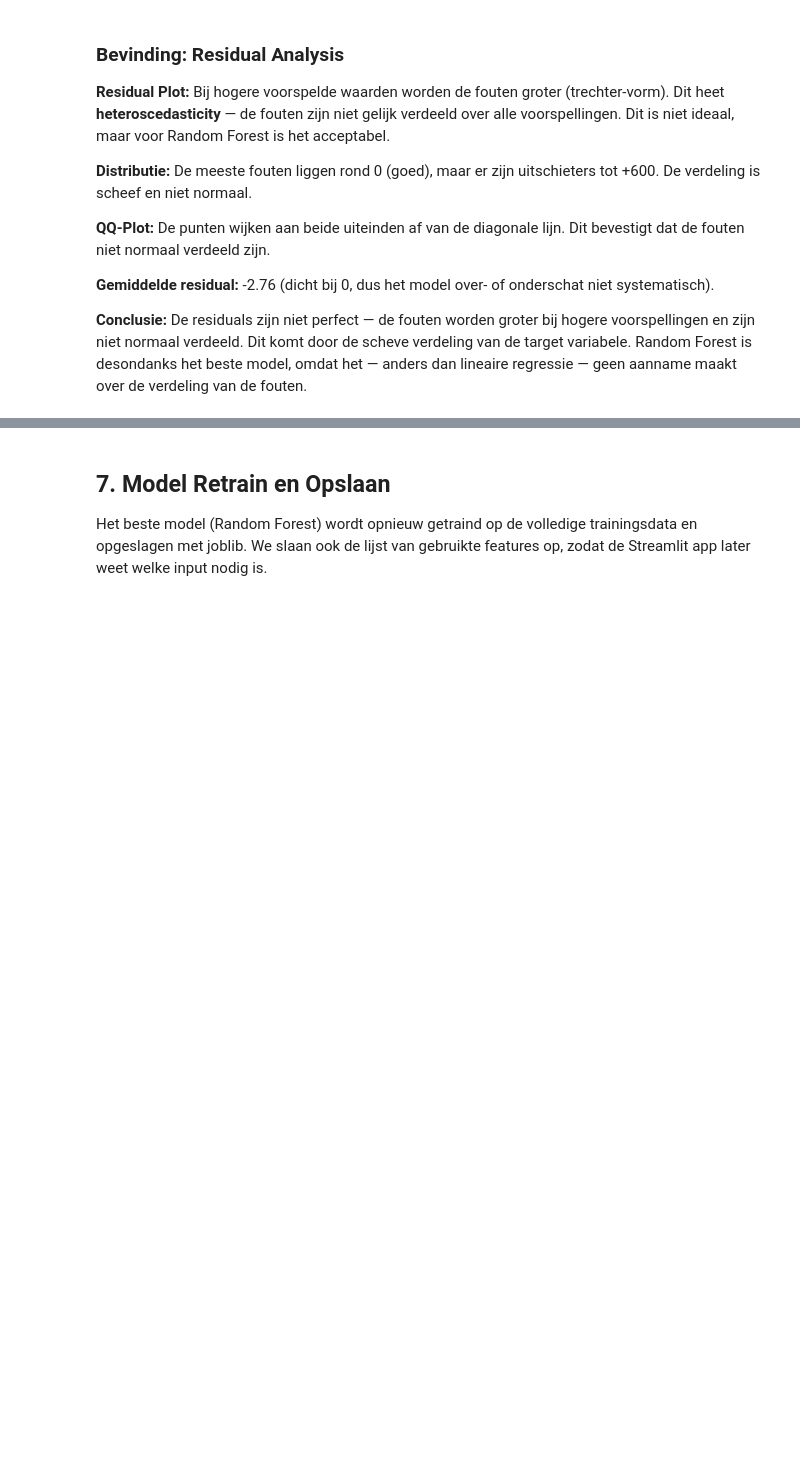
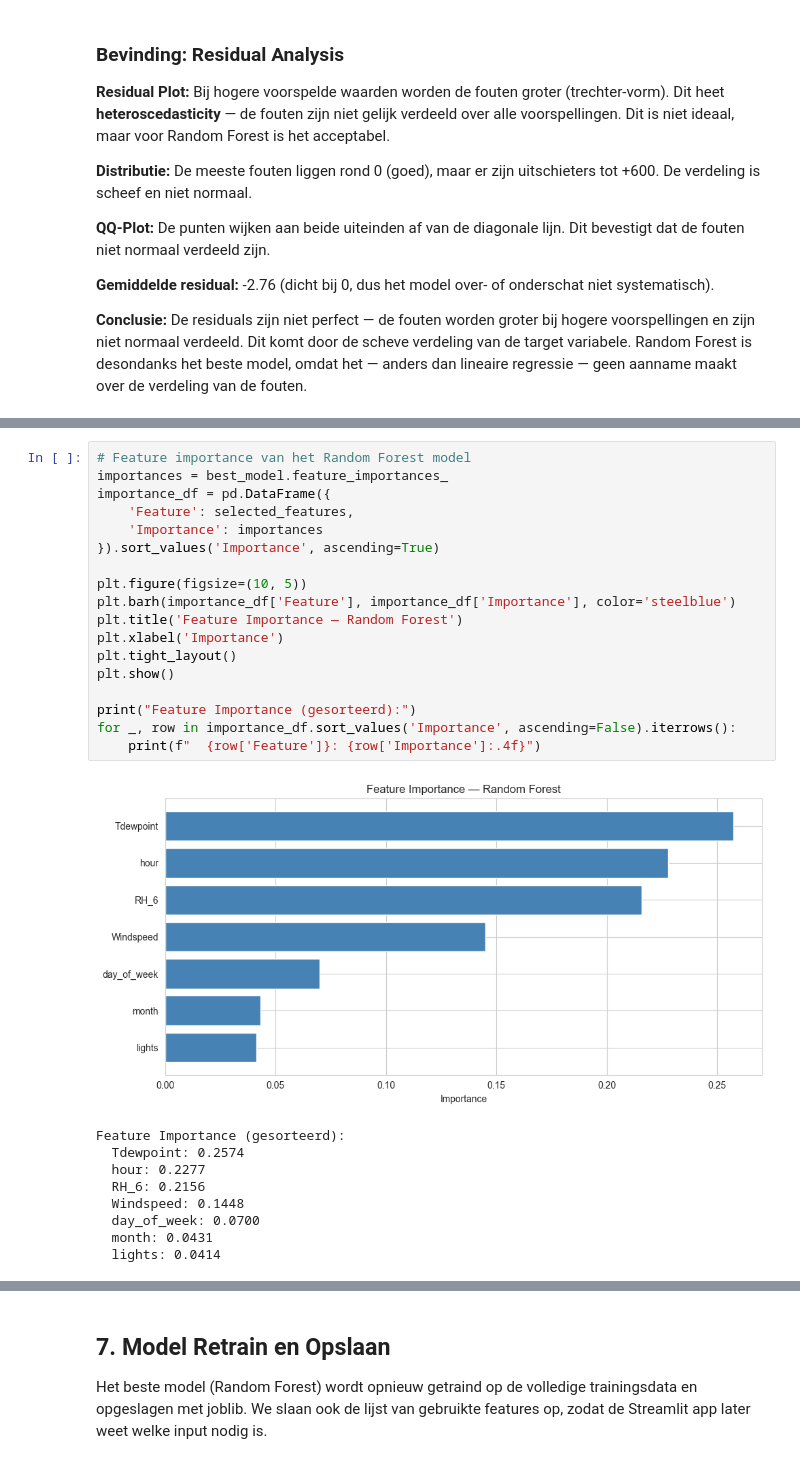
Before and after one commit to Oyin-Adegoju/energy-regression, a Jupyter notebook: notebooks/regression_analysis.ipynb, the cells around one changed output, grey strips where cells are left out. Cells and saved outputs as stored; diff of their text form; blank space fills up the shorter version.

```diff
--- a/notebooks/regression_analysis.ipynb
+++ b/notebooks/regression_analysis.ipynb
@@ -675,0 +682,28 @@ geen aanname maakt over de verdeling van de fouten.
+# %%
+# Feature importance van het Random Forest model
+importances = best_model.feature_importances_
+importance_df = pd.DataFrame({
+    'Feature': selected_features,
+    'Importance': importances
+}).sort_values('Importance', ascending=True)
+
+plt.figure(figsize=(10, 5))
+plt.barh(importance_df['Feature'], importance_df['Importance'], color='steelblue')
+plt.title('Feature Importance — Random Forest')
+plt.xlabel('Importance')
+plt.tight_layout()
+plt.show()
+
+print("Feature Importance (gesorteerd):")
+for _, row in importance_df.sort_values('Importance', ascending=False).iterrows():
+    print(f"  {row['Feature']}: {row['Importance']:.4f}")
+# %% [output]
+[figure, added]
+Feature Importance (gesorteerd):
+  Tdewpoint: 0.2574
+  hour: 0.2277
+  RH_6: 0.2156
+  Windspeed: 0.1448
+  day_of_week: 0.0700
+  month: 0.0431
+  lights: 0.0414
```
Also changed, not shown: parts of 13 cells of this notebook, 6 other files.
